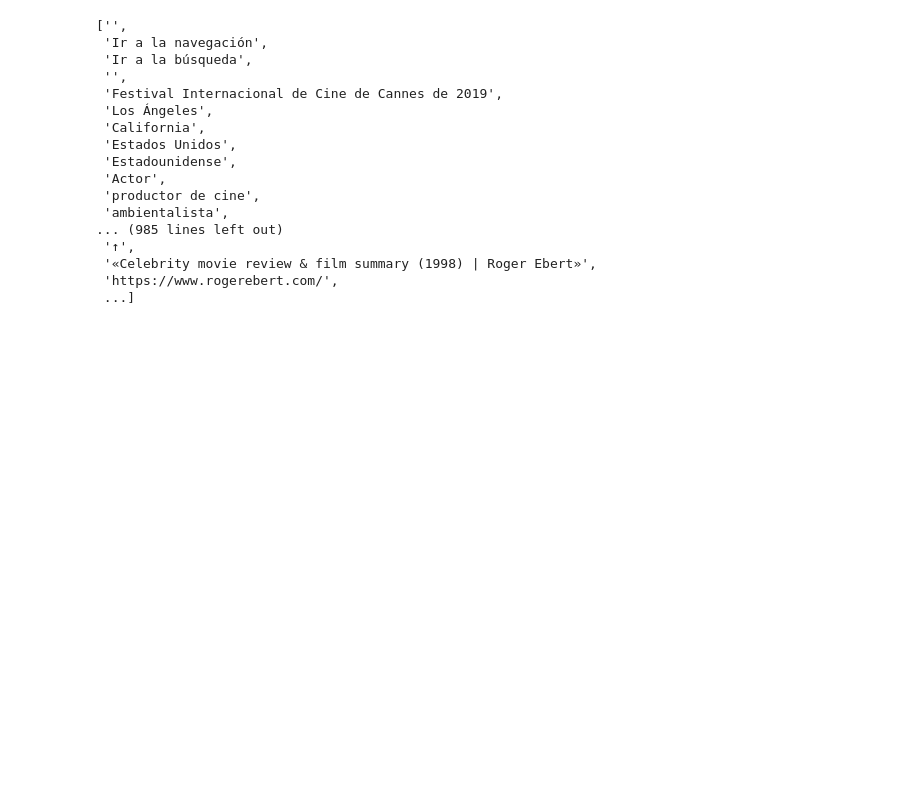
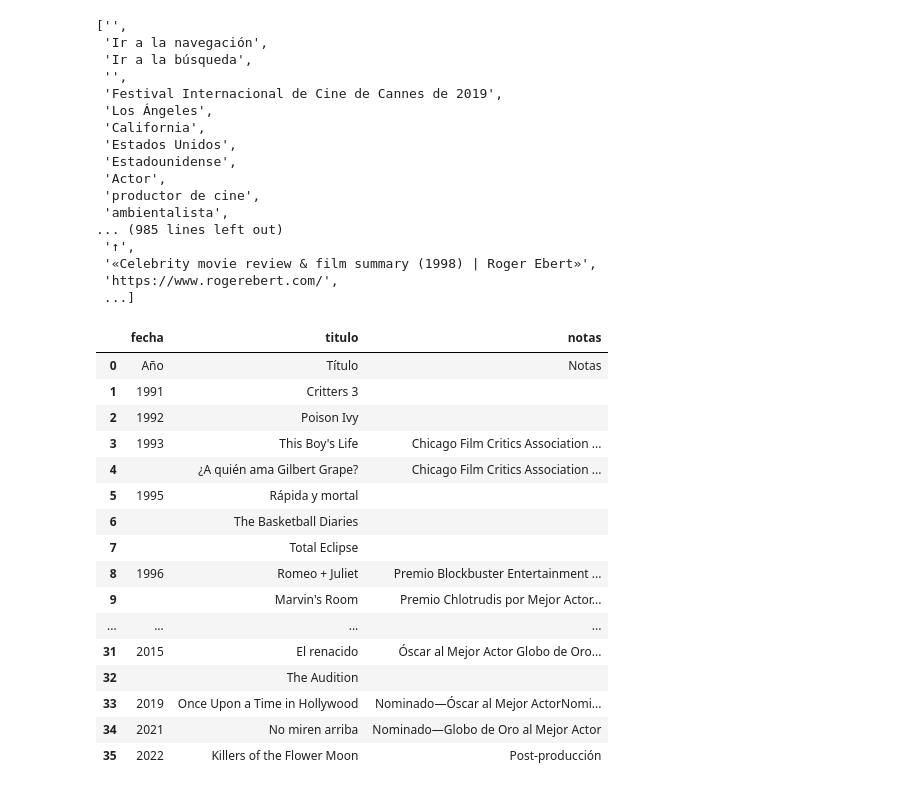
Before and after one commit to diegodlrp/BigData, a Jupyter notebook: Ejercicios/webscraping/Ejercicio_Web.ipynb, the cells around one changed output. Drawn from its saved outputs; the diff is of its cells as text; code cells hidden in the pictures; blank space fills up the shorter version.

```diff
--- a/Ejercicios/webscraping/Ejercicio_Web.ipynb
+++ b/Ejercicios/webscraping/Ejercicio_Web.ipynb
@@ -35,3 +35,42 @@ lista_enlaces
  '«Celebrity movie review & film summary (1998) | Roger Ebert»',
  'https://www.rogerebert.com/',
  ...]
+# %%
+#table wikitable
+tables = soup.find(class_='wikitable')
+tableTr = tables.find_all("tr")
+fecha = []
+titulo = []
+notas = []
+for i in range(0,len(tableTr),1):
+
+    th = tableTr[i].find_all(['td','th'])
+    if(i != 4 and i !=6 and i != 7 and i != 9 and i != 12 and i !=13 and i != 17 and i != 20 and i != 23 and i != 26 and i != 30 and i != 32):
+        fecha.append(th[0].text.strip())
+        titulo.append(th[1].text.strip())
+        notas.append(th[3].text.strip())
+    else:
+        fecha.append("")
+        titulo.append(th[0].text.strip())
+        notas.append(th[2].text.strip())
+
+df = pd.DataFrame({"fecha":fecha,"titulo":titulo,"notas":notas})
+df
+# %% [output]
+|  | fecha | titulo | notas |
+| 0 | Año | Título | Notas |
+| 1 | 1991 | Critters 3 |  |
+| 2 | 1992 | Poison Ivy |  |
+| 3 | 1993 | This Boy's Life | Chicago Film Critics Association ... |
+| 4 |  | ¿A quién ama Gilbert Grape? | Chicago Film Critics Association ... |
+| 5 | 1995 | Rápida y mortal |  |
+| 6 |  | The Basketball Diaries |  |
+| 7 |  | Total Eclipse |  |
+| 8 | 1996 | Romeo + Juliet | Premio Blockbuster Entertainment ... |
+| 9 |  | Marvin's Room | Premio Chlotrudis por Mejor Actor... |
+| ... | ... | ... | ... |
+| 31 | 2015 | El renacido | Óscar al Mejor Actor Globo de Oro... |
+| 32 |  | The Audition |  |
+| 33 | 2019 | Once Upon a Time in Hollywood | Nominado—Óscar al Mejor ActorNomi... |
+| 34 | 2021 | No miren arriba | Nominado—Globo de Oro al Mejor Actor |
+| 35 | 2022 | Killers of the Flower Moon | Post-producción |
```
Also changed, not shown: parts of 1 cell of this notebook.
